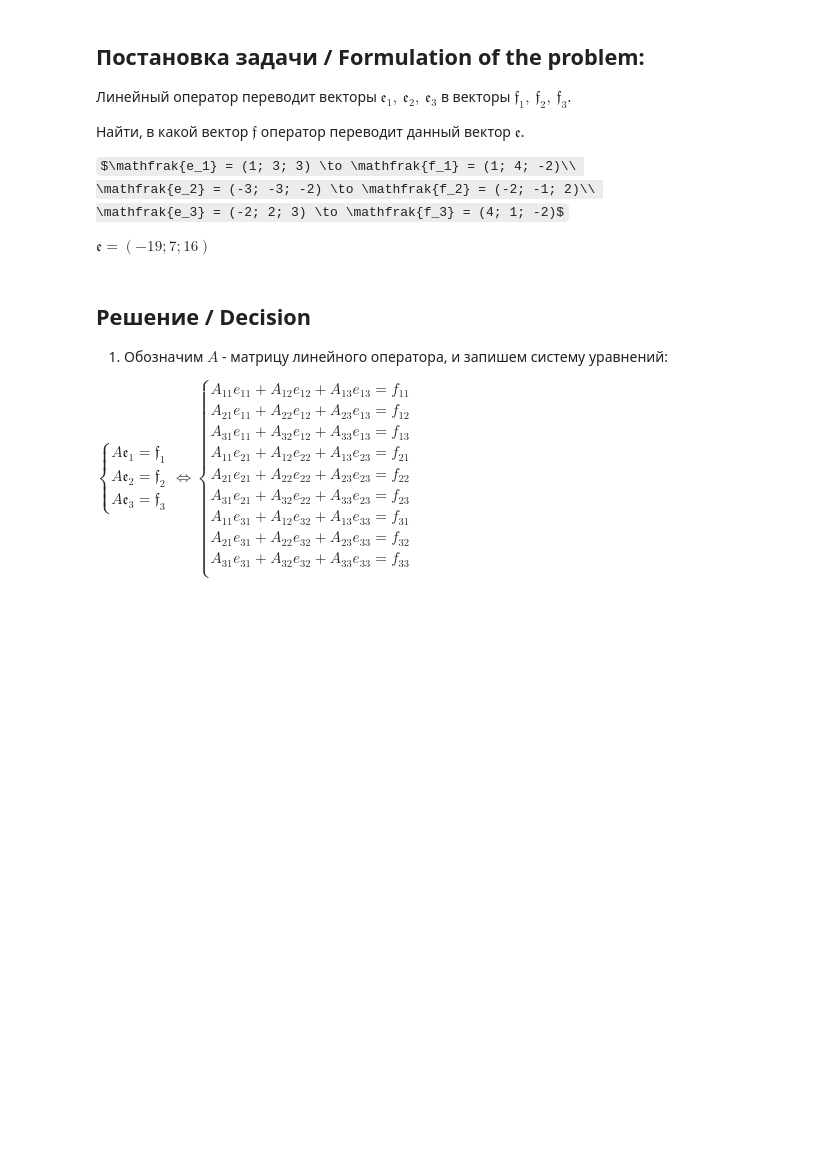
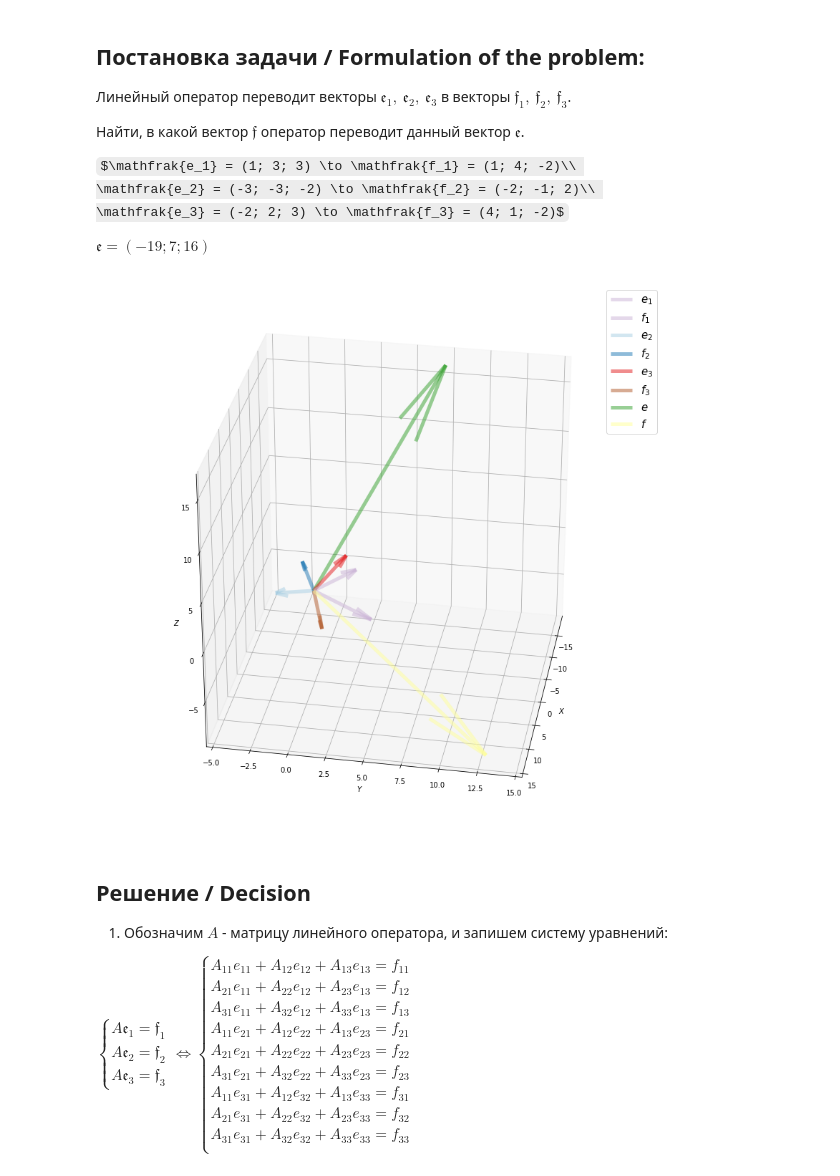
Before and after one commit to OlgaBelitskaya/math_20182019, a Jupyter notebook: linearalgebra_practice116117118.ipynb, the cells around one changed output. Saved outputs shown, nothing was run; the diff lists cells and outputs as text; code cells hidden in the pictures; some formulas as TeX source; blank space fills up the shorter version.

```diff
--- a/linearalgebra_practice116117118.ipynb
+++ b/linearalgebra_practice116117118.ipynb
@@ -217,6 +217,25 @@ $\mathfrak{e_1} = (1; 3; 3) \to \mathfrak{f_1} = (1; 4; -2)\\
 \mathfrak{e_3} = (-2; 2; 3) \to \mathfrak{f_3} = (4; 1; -2)$
 
 $\mathfrak{e} = (-19; 7; 16)$
+# %%
+f = plt.figure(figsize=(14,14))
+ax = f.add_subplot(111, projection='3d')
+
+c = numpy.arctan2([1,1,-3,-2,-2,4,-19,15], [3,4,-3,-1,2,1,7,13])
+c = (c.ravel() - c.min()) / c.ptp()
+c = numpy.concatenate((c, numpy.repeat(c, 2)))
+c = plt.cm.Paired(c)
+x, y, z =  [1,1,-3,-2,-2,4,-19,15], [3,4,-3,-1,2,1,7,13], [3,-2,-2,2,3,-2,16,-8]
+l = [r'$e_1$',r'$f_1$',r'$e_2$',r'$f_2$',r'$e_3$',r'$f_3$',r'$e$',r'$f$']
+
+for i in range(8):
+    q = ax.quiver(0,0,0,x[i],y[i],z[i], colors=c[i], lw=5, alpha=0.5, label=l[i])
+
+ax.set_xlim([-19,15]); ax.set_ylim([-5,15]); ax.set_zlim([-9,17])
+ax.set_xlabel(r'$X$'); ax.set_ylabel(r'$Y$'); ax.set_zlabel(r'$Z$')
+ax.legend(fontsize=15); ax.view_init(30,10);
+# %% [output]
+[figure, added]
 # %% [markdown]
 ## Решение / Decision
 
```
